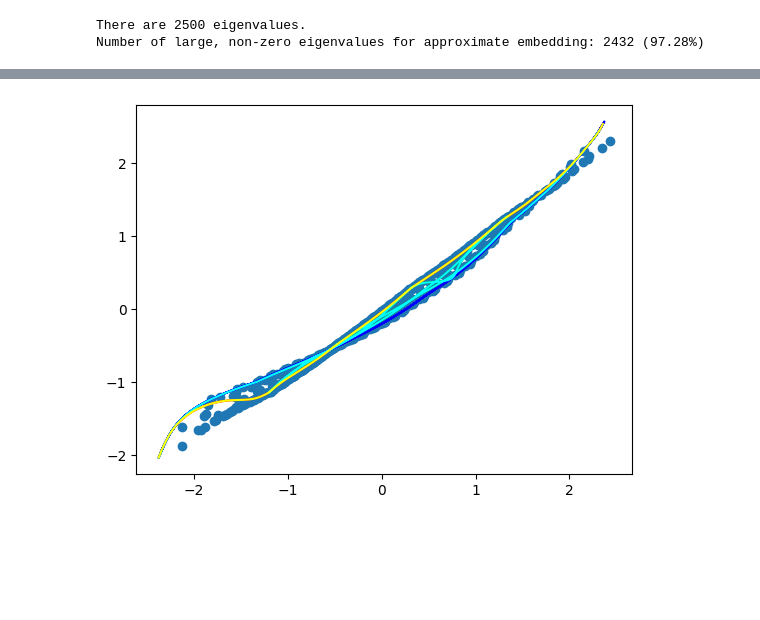
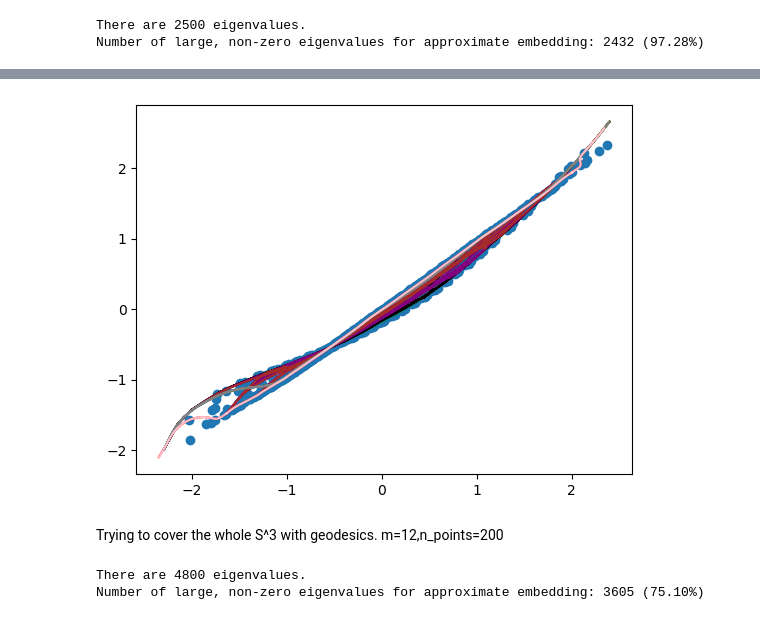
Before and after one commit to laurasaizz/Visualization-S3, a Jupyter notebook: geodesicfam.ipynb, the cells around one changed output, grey strips where cells are left out. Cells and saved outputs as stored; diff of their text form; code cells hidden in the pictures; blank space fills up the shorter version.

Commit message:
3d mds plot, sorted eigv mds

```diff
--- a/geodesicfam.ipynb
+++ b/geodesicfam.ipynb
@@ -205,7 +311,7 @@ def mds(points, dimensions_target=2):
     return new_coords[:dimensions_target,:]
 # %%
 points_fibonacci = fibonaccigrid_sampling(500)
-points_geodesic_idxs, points_coords = zip(*geodesic_sample_points(5, 400))
+points_geodesic_idxs, points_coords = zip(*geodesic_sample_points(12, 400))
 points_geodesics = np.array(points_coords)
 
 points = np.vstack((points_geodesics, points_fibonacci))
@@ -214,21 +320,21 @@ x, y = mds(points)
 def compress(arr, low, high):
     return (((arr - arr.min()) * (high - low)) / (arr.max() - arr.min())) + low
 # %%
-colours = ["red", "green", "blue", "cyan", "yellow", "magenta", "teal"]
+colours = ["red", "green", "blue", "cyan", "yellow", "magenta", "teal","black","purple","brown","gray","pink","violeta"]
 
 for geodesic_idx, points in it.groupby(zip(zip(x[:len(points_geodesics)], y[:len(points_geodesics)]), points_geodesic_idxs), key=lambda x: x[1]):
     points = list(map(lambda x: x[0], points))
     xp, yp = map(np.array, zip(*points))
     # totally arbitrary cutoff, used to discard a bunch of points
     # all projected to the same coordinates
     # probably related to the very small eigenvalues reported below
     selection = (xp < 2.7)
     xp = xp[selection]
     yp = yp[selection]
     plt.plot(xp, yp, c=colours[geodesic_idx])
 
 plt.scatter(x[len(points_geodesics):], y[len(points_geodesics):])
 plt.savefig("envelope.png", bbox_inches='tight')
 plt.show()
 # %% [output]
-[figure, old version]
+[figure, new version]
@@ -234,0 +369,2 @@ plt.show()
+# %% [markdown]
+Trying to cover the whole S^3 with geodesics. m=12,n_points=200
@@ -234,0 +373,5 @@ plt.show()
+# %%
+x, y, z= mds_sortedeigenv(points_geodesics,3)
+# %% [output]
+There are 4800 eigenvalues.
+Number of large, non-zero eigenvalues for approximate embedding: 3605 (75.10%)
```
Also changed, not shown: parts of 9 cells of this notebook, 4 other files.
